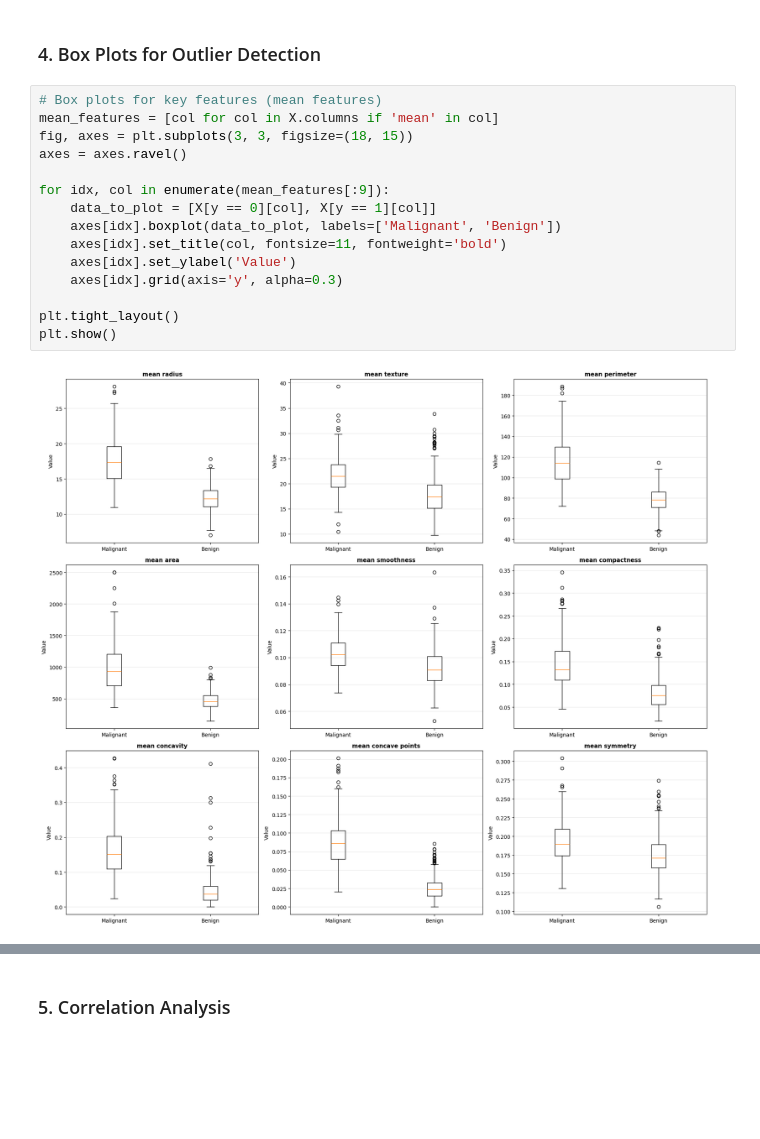
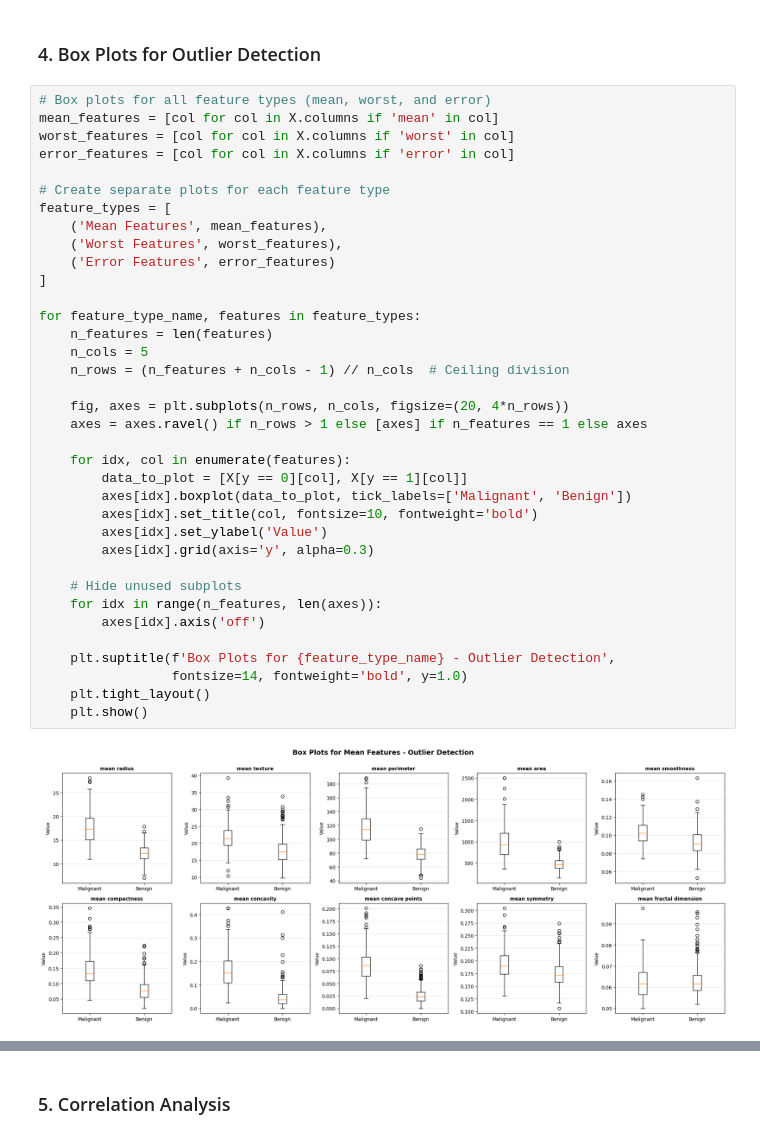
Before and after one commit to sara-fuentes/breast-cancer-classifier, a Jupyter notebook: breast_cancer_classifier.ipynb, the cells around one changed output, grey strips where cells are left out. Saved outputs shown, nothing was run; the diff lists cells and outputs as text; blank space fills up the shorter version.

```diff
--- a/breast_cancer_classifier.ipynb
+++ b/breast_cancer_classifier.ipynb
@@ -198,19 +199,40 @@ plt.show()
 # %% [markdown]
 ### 4. Box Plots for Outlier Detection
 # %%
-# Box plots for key features (mean features)
+# Box plots for all feature types (mean, worst, and error)
 mean_features = [col for col in X.columns if 'mean' in col]
-fig, axes = plt.subplots(3, 3, figsize=(18, 15))
-axes = axes.ravel()
+worst_features = [col for col in X.columns if 'worst' in col]
+error_features = [col for col in X.columns if 'error' in col]
 
-for idx, col in enumerate(mean_features[:9]):
-    data_to_plot = [X[y == 0][col], X[y == 1][col]]
-    axes[idx].boxplot(data_to_plot, labels=['Malignant', 'Benign'])
-    axes[idx].set_title(col, fontsize=11, fontweight='bold')
-    axes[idx].set_ylabel('Value')
-    axes[idx].grid(axis='y', alpha=0.3)
+# Create separate plots for each feature type
+feature_types = [
+    ('Mean Features', mean_features),
+    ('Worst Features', worst_features),
+    ('Error Features', error_features)
+]
 
-plt.tight_layout()
-plt.show()
+for feature_type_name, features in feature_types:
+    n_features = len(features)
+    n_cols = 5
+    n_rows = (n_features + n_cols - 1) // n_cols  # Ceiling division
+
+    fig, axes = plt.subplots(n_rows, n_cols, figsize=(20, 4*n_rows))
+    axes = axes.ravel() if n_rows > 1 else [axes] if n_features == 1 else axes
+
+    for idx, col in enumerate(features):
+        data_to_plot = [X[y == 0][col], X[y == 1][col]]
+        axes[idx].boxplot(data_to_plot, tick_labels=['Malignant', 'Benign'])
+        axes[idx].set_title(col, fontsize=10, fontweight='bold')
+        axes[idx].set_ylabel('Value')
+        axes[idx].grid(axis='y', alpha=0.3)
+
+    # Hide unused subplots
+    for idx in range(n_features, len(axes)):
+        axes[idx].axis('off')
+
+    plt.suptitle(f'Box Plots for {feature_type_name} - Outlier Detection',
+                 fontsize=14, fontweight='bold', y=1.0)
+    plt.tight_layout()
+    plt.show()
 # %% [output]
-[figure, old version]
+[figure, new version]
```
Also changed, not shown: parts of 18 cells of this notebook.
